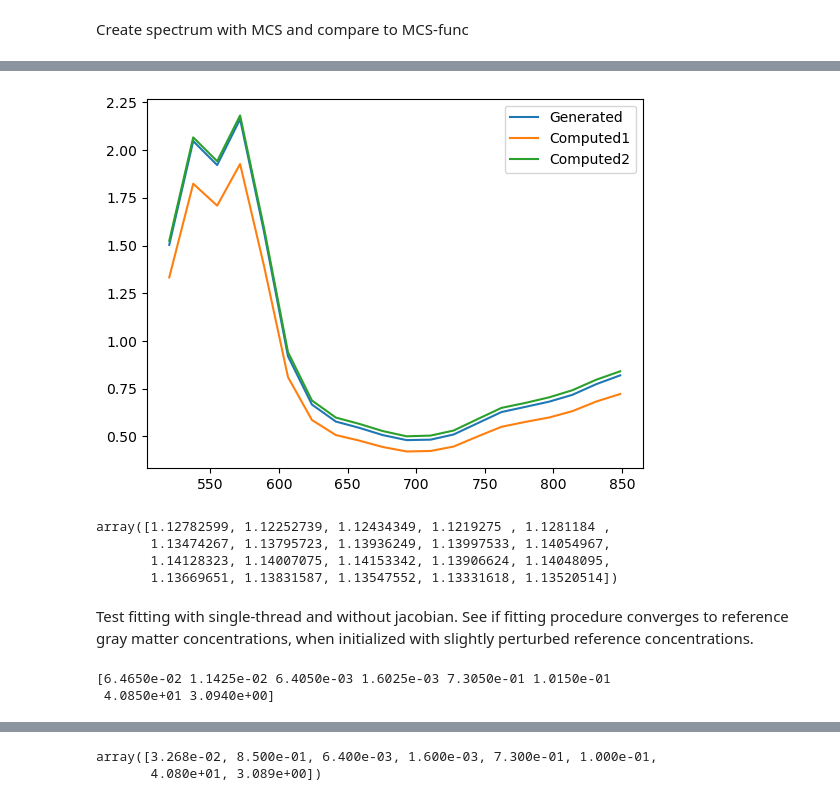
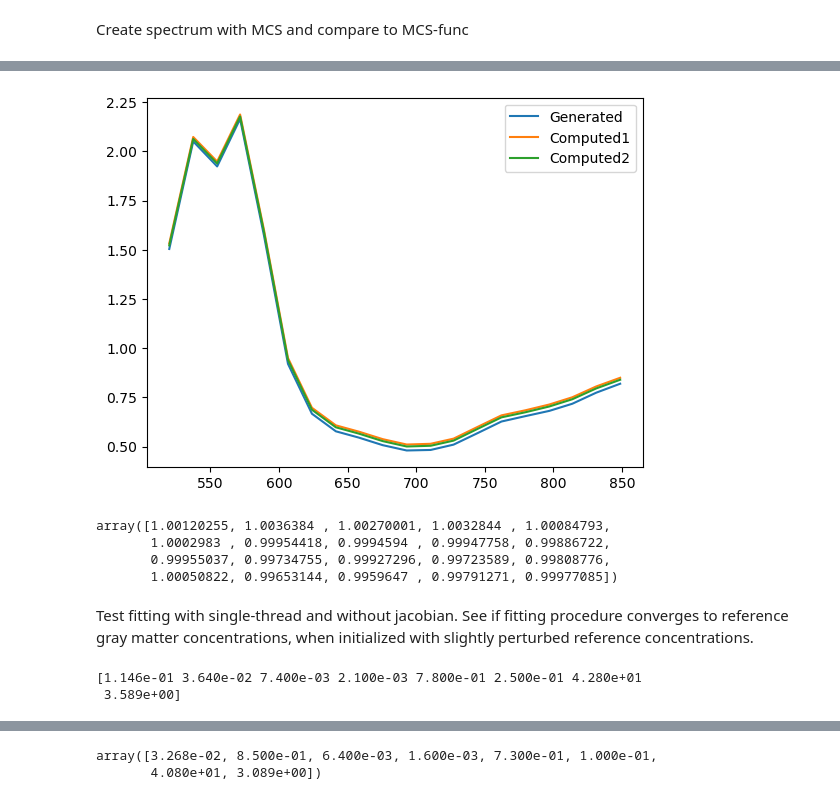
Before and after one commit to leonngl/hyperspectral-fit-idp, a Jupyter notebook: notebooks/mcs_nlls_debugging.ipynb, the cells around one changed output, grey strips where cells are left out. Cells and saved outputs as stored; diff of their text form; code cells hidden in the pictures.

```diff
--- a/notebooks/mcs_nlls_debugging.ipynb
+++ b/notebooks/mcs_nlls_debugging.ipynb
@@ -108,5 +108,3 @@ Loaded data with 500000.0 photons and 30 values for mu_s.
-# %%
-mcs_obj2.g = 0.8675
 # %% [markdown]
 Create spectrum with MCS and compare to MCS-func
 # %%
@@ -145,7 +143,7 @@ mu_s_vals = loader.mu_s_red_func_gray_matter(loader.wavelengths) / (1-g_combined
 with open(config.result_dir / "A_mcs_generated", "rb") as f:
     A_mcs_generated = pickle.load(f)
 # %%
-skip_simulation = True
+skip_simulation = False
 # %%
 if not skip_simulation:
     A_mcs_generated = np.empty((loader.wavelengths.shape[0],))
@@ -183,27 +348,27 @@ A_mcs_func_computed2 = mcs_obj2.A_concentrations(
 )
 # %%
 plot_spectra(
-    (A_mcs_generated, A_mcs_func_computed1, A_mcs_func_computed2 + 0.02),
+    (A_mcs_generated, A_mcs_func_computed1 + 0.03, A_mcs_func_computed2 + 0.02),
     loader.wavelengths,
     labels=["Generated", "Computed1", "Computed2"]
 )
 # %% [output]
-[figure, old version]
+[figure, new version]
 # %%
 A_mcs_generated / A_mcs_func_computed1[:, 0]
 # %% [output]
-array([1.12782599, 1.12252739, 1.12434349, 1.1219275 , 1.1281184 ,
-       1.13474267, 1.13795723, 1.13936249, 1.13997533, 1.14054967,
-       1.14128323, 1.14007075, 1.14153342, 1.13906624, 1.14048095,
-       1.13669651, 1.13831587, 1.13547552, 1.13331618, 1.13520514])
+array([1.00120255, 1.0036384 , 1.00270001, 1.0032844 , 1.00084793,
+       1.0002983 , 0.99954418, 0.9994594 , 0.99947758, 0.99886722,
+       0.99955037, 0.99734755, 0.99927296, 0.99723589, 0.99808776,
+       1.00050822, 0.99653144, 0.9959647 , 0.99791271, 0.99977085])
 # %% [markdown]
 Test fitting with single-thread and without jacobian. See if fitting procedure converges to reference gray matter concentrations, when initialized with slightly perturbed reference concentrations.
 # %%
-init_vals = loader.params_ref_gray_matter + np.array([0.00005, 0.000025, 0.000005, 0.0000025, 0.0005, 0.0015, 0.05, 0.005])
+init_vals = loader.params_ref_gray_matter + np.array([0.05, 0.025, 0.001, 0.0005, 0.05, 0.15, 2, 0.5])
 print(init_vals)
 # %% [output]
-[6.4650e-02 1.1425e-02 6.4050e-03 1.6025e-03 7.3050e-01 1.0150e-01
- 4.0850e+01 3.0940e+00]
+[1.146e-01 3.640e-02 7.400e-03 2.100e-03 7.800e-01 2.500e-01 4.280e+01
+ 3.589e+00]
 # %%
 concentrations_to_blood_fraction(init_vals)
 # %% [output]
```
Also changed, not shown: parts of 23 cells of this notebook, 3 other files.
